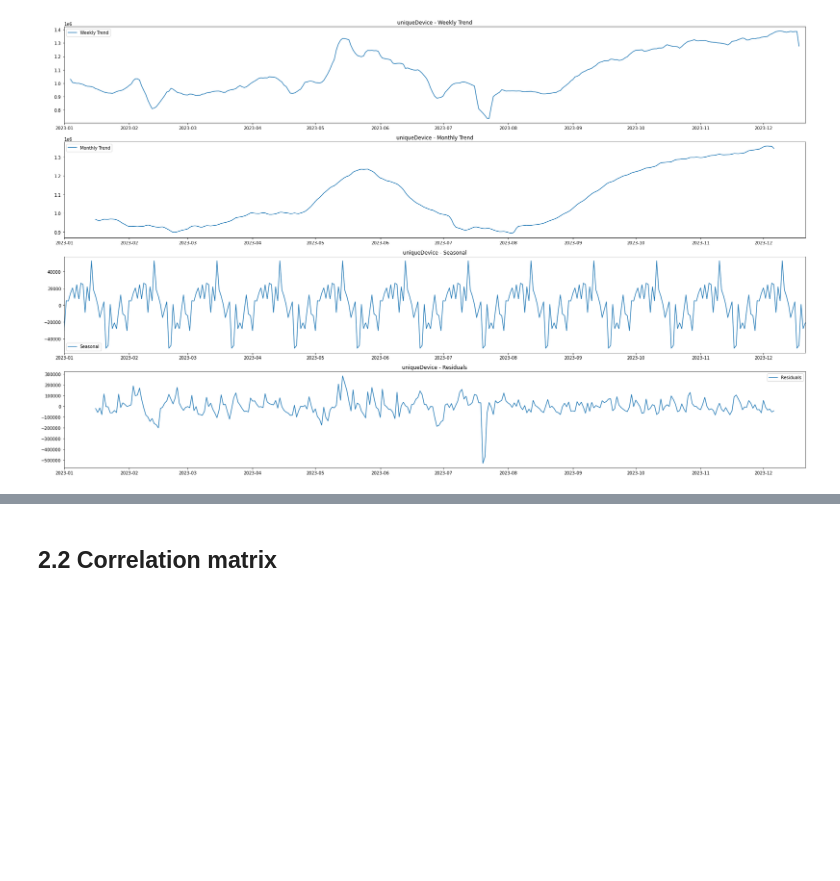
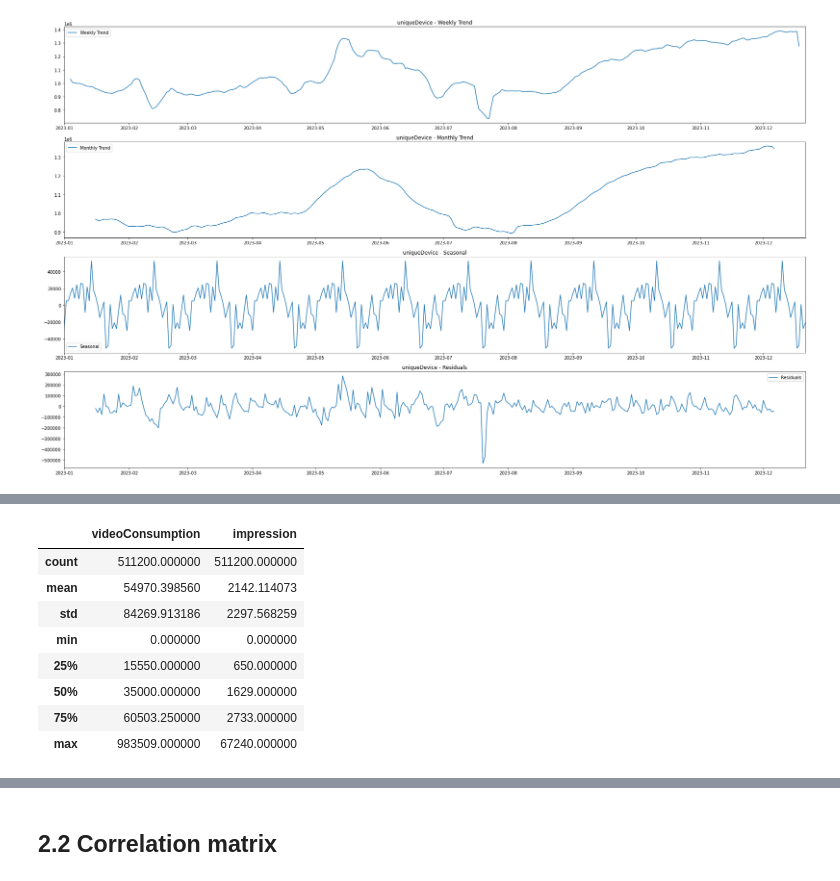
Before and after one commit to YilinElyn/Predicting-Live-TV-viewership, a Jupyter notebook: EDA_Star_TV.ipynb, the cells around one changed output, grey strips where cells are left out. Cells and saved outputs as stored; diff of their text form; code cells hidden in the pictures; blank space fills up the shorter version.

```diff
--- a/EDA_Star_TV.ipynb
+++ b/EDA_Star_TV.ipynb
@@ -399,0 +412,12 @@ df_day_final = pd.read_csv('/Users/elynyang/Desktop/Final project/dataset/additi
+# %%
+df_minute_final.describe()
+# %% [output]
+|  | videoConsumption | impression |
+| count | 511200.000000 | 511200.000000 |
+| mean | 54970.398560 | 2142.114073 |
+| std | 84269.913186 | 2297.568259 |
+| min | 0.000000 | 0.000000 |
+| 25% | 15550.000000 | 650.000000 |
+| 50% | 35000.000000 | 1629.000000 |
+| 75% | 60503.250000 | 2733.000000 |
+| max | 983509.000000 | 67240.000000 |
```
Also changed, not shown: parts of 3 cells of this notebook.
